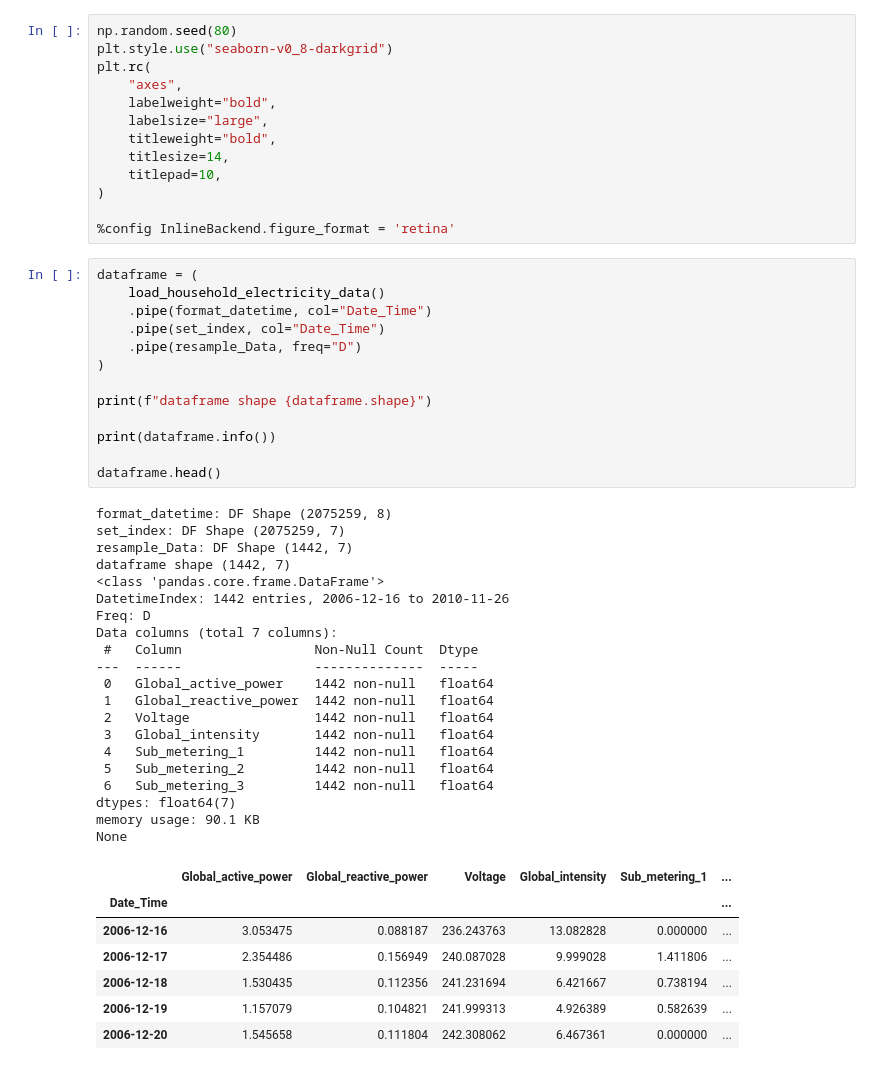
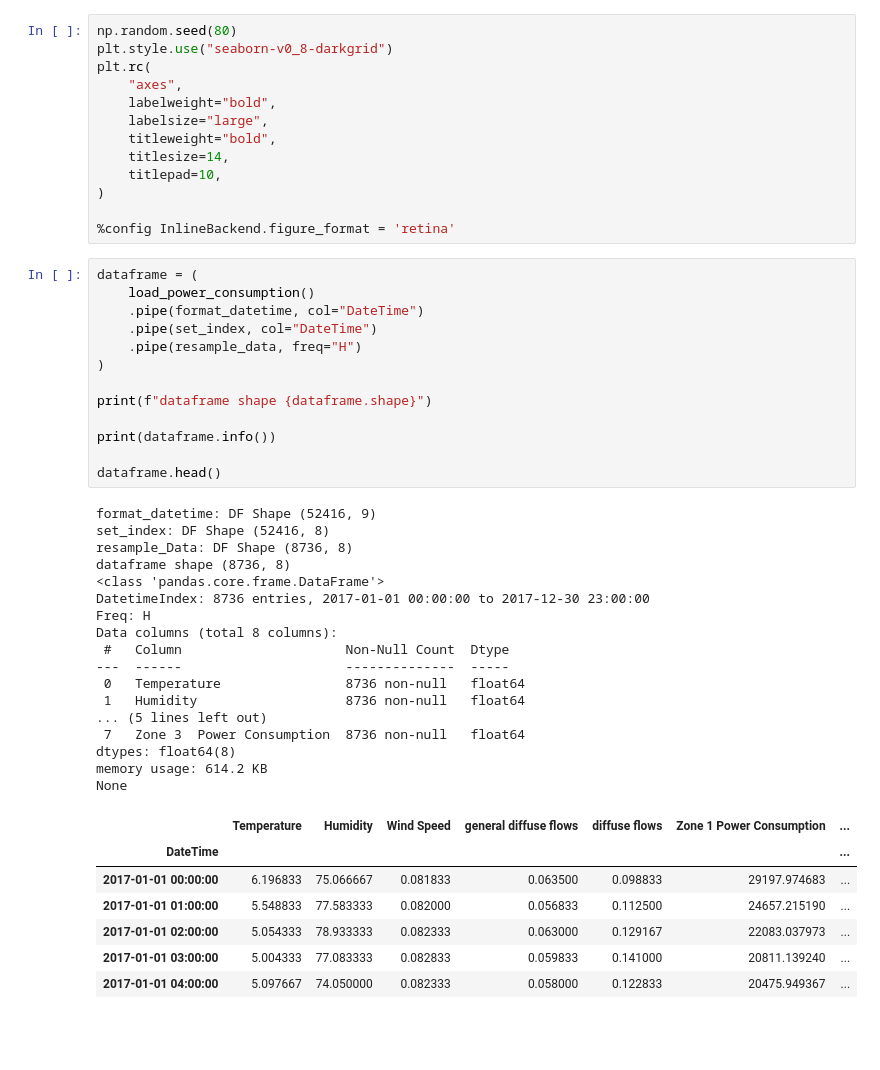
Before and after one commit to RahulDas-dev/Time-Series-Examples, a Jupyter notebook: Untitled.ipynb, the cells around one changed output. Saved outputs shown, nothing was run; the diff lists cells and outputs as text; blank space fills up the shorter version.

```diff
--- a/Untitled.ipynb
+++ b/Untitled.ipynb
@@ -42,43 +27,40 @@ plt.rc(
 %config InlineBackend.figure_format = 'retina'
 # %%
 dataframe = (
-    load_household_electricity_data()
-    .pipe(format_datetime, col="Date_Time")
-    .pipe(set_index, col="Date_Time")
-    .pipe(resample_Data, freq="D")
+    load_power_consumption()
+    .pipe(format_datetime, col="DateTime")
+    .pipe(set_index, col="DateTime")
+    .pipe(resample_data, freq="H")
 )
 
 print(f"dataframe shape {dataframe.shape}")
 
 print(dataframe.info())
 
 dataframe.head()
 # %% [output]
-format_datetime: DF Shape (2075259, 8)
-set_index: DF Shape (2075259, 7)
-resample_Data: DF Shape (1442, 7)
-dataframe shape (1442, 7)
+format_datetime: DF Shape (52416, 9)
+set_index: DF Shape (52416, 8)
+resample_Data: DF Shape (8736, 8)
+dataframe shape (8736, 8)
 <class 'pandas.core.frame.DataFrame'>
-DatetimeIndex: 1442 entries, 2006-12-16 to 2010-11-26
-Freq: D
-Data columns (total 7 columns):
- #   Column                 Non-Null Count  Dtype
----  ------                 --------------  -----
- 0   Global_active_power    1442 non-null   float64
- 1   Global_reactive_power  1442 non-null   float64
- 2   Voltage                1442 non-null   float64
- 3   Global_intensity       1442 non-null   float64
- 4   Sub_metering_1         1442 non-null   float64
- 5   Sub_metering_2         1442 non-null   float64
- 6   Sub_metering_3         1442 non-null   float64
-dtypes: float64(7)
-memory usage: 90.1 KB
+DatetimeIndex: 8736 entries, 2017-01-01 00:00:00 to 2017-12-30 23:00:00
+Freq: H
+Data columns (total 8 columns):
+ #   Column                     Non-Null Count  Dtype
+---  ------                     --------------  -----
+ 0   Temperature                8736 non-null   float64
+ 1   Humidity                   8736 non-null   float64
+... (5 lines left out)
+ 7   Zone 3  Power Consumption  8736 non-null   float64
+dtypes: float64(8)
+memory usage: 614.2 KB
 None
-|  | Global_active_power | Global_reactive_power | Voltage | Global_intensity | Sub_metering_1 | ... |
-| Date_Time |  |  |  |  |  | ... |
-| 2006-12-16 | 3.053475 | 0.088187 | 236.243763 | 13.082828 | 0.000000 | ... |
-| 2006-12-17 | 2.354486 | 0.156949 | 240.087028 | 9.999028 | 1.411806 | ... |
-| 2006-12-18 | 1.530435 | 0.112356 | 241.231694 | 6.421667 | 0.738194 | ... |
-| 2006-12-19 | 1.157079 | 0.104821 | 241.999313 | 4.926389 | 0.582639 | ... |
-| 2006-12-20 | 1.545658 | 0.111804 | 242.308062 | 6.467361 | 0.000000 | ... |
+|  | Temperature | Humidity | Wind Speed | general diffuse flows | diffuse flows | Zone 1 Power Consumption | ... |
+| DateTime |  |  |  |  |  |  | ... |
+| 2017-01-01 00:00:00 | 6.196833 | 75.066667 | 0.081833 | 0.063500 | 0.098833 | 29197.974683 | ... |
+| 2017-01-01 01:00:00 | 5.548833 | 77.583333 | 0.082000 | 0.056833 | 0.112500 | 24657.215190 | ... |
+| 2017-01-01 02:00:00 | 5.054333 | 78.933333 | 0.082333 | 0.063000 | 0.129167 | 22083.037973 | ... |
+| 2017-01-01 03:00:00 | 5.004333 | 77.083333 | 0.082833 | 0.059833 | 0.141000 | 20811.139240 | ... |
+| 2017-01-01 04:00:00 | 5.097667 | 74.050000 | 0.082333 | 0.058000 | 0.122833 | 20475.949367 | ... |
 # %%
```
Also changed, not shown: parts of 12 cells of this notebook, 3 other files.
